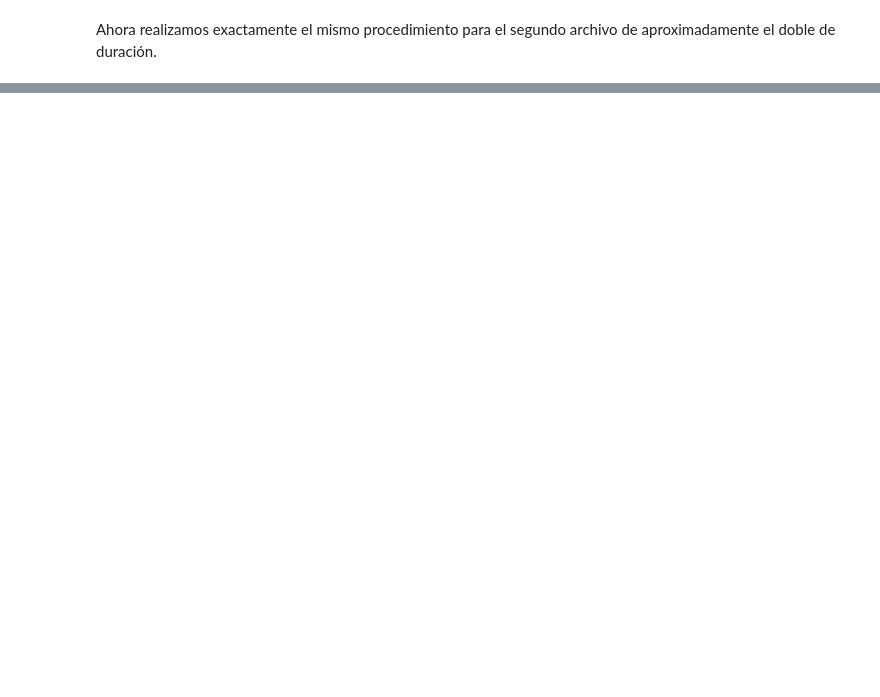
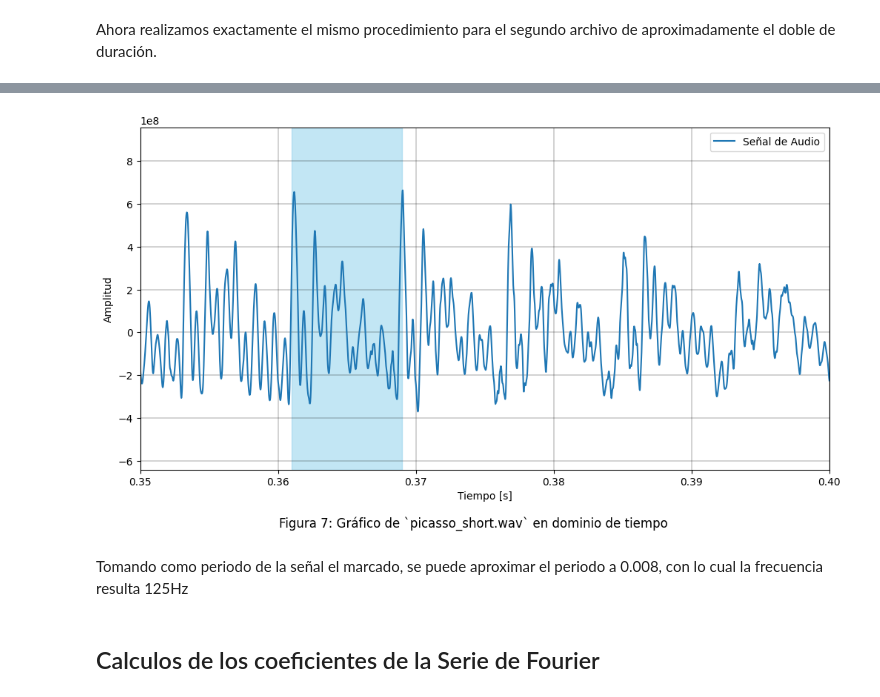
Before and after one commit to mjkloeckner/TB065, a Jupyter notebook: tpe.ipynb, the cells around one changed output, grey strips where cells are left out. Drawn from its saved outputs; the diff is of its cells as text; code cells hidden in the pictures; blank space fills up the shorter version.

```diff
--- a/tpe.ipynb
+++ b/tpe.ipynb
@@ -94,0 +121,9 @@ graph_data(short_sample_time, short_sample_data_normalized, title, 3, t=0.08, dt
+# %%
+title = 'Gráfico de `' + str(short_sample_file_name) + '` en dominio de tiempo'
+graph_data(short_sample_time, short_sample_data, title, 7, t=0.35, dt=0.05, a=0.361, da=0.008);
+# %% [output]
+[figure, added]
+# %% [markdown]
+Tomando como periodo de la señal el marcado, se puede aproximar el periodo a 0.008, con lo cual la frecuencia resulta 125Hz
+# %% [markdown]
+## Calculos de los coeficientes de la Serie de Fourier
```
Also changed, not shown: parts of 16 cells of this notebook.
